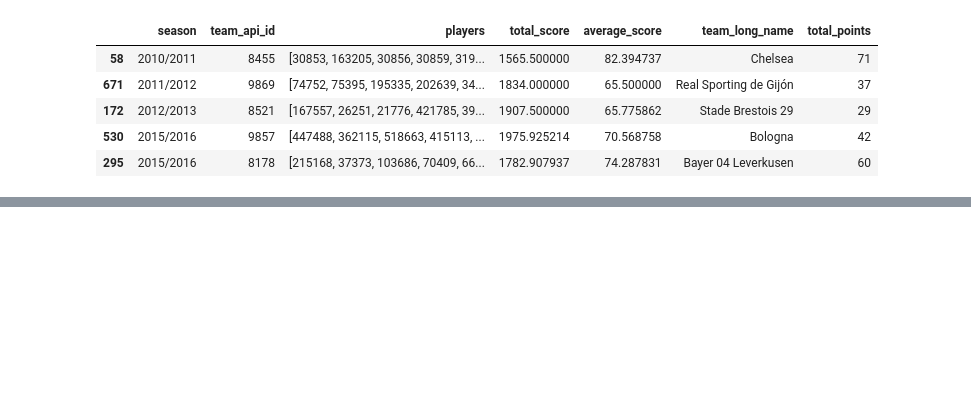
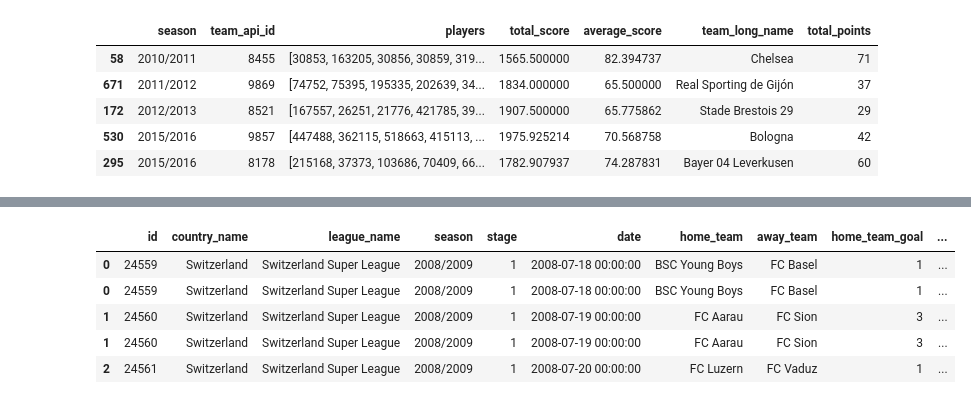
Before and after one commit to aalshabaan/com_480_football, a Jupyter notebook: team_statistics.ipynb, the cells around one changed output, grey strips where cells are left out. Cells and saved outputs as stored; diff of their text form; code cells hidden in the pictures; blank space fills up the shorter version.

Commit message:
Added point percentage

```diff
--- a/team_statistics.ipynb
+++ b/team_statistics.ipynb
@@ -243,3 +250,45 @@ final_df['total_score_discrete'] = pd.cut(final_df.total_score, bins=20)
 final_df['avg_score_quantile'] = pd.qcut(final_df.average_score, q=20)
 final_df['total_score_quantile'] = pd.qcut(final_df.total_score, q=20)
 final_df.to_csv('final_df.csv')
+# %%
+conn = sqlite3.connect("../data/database.sqlite")
+
+matches = pd.read_sql("""SELECT Match.id,
+                                        Country.name AS country_name,
+                                        League.name AS league_name,
+                                        season,
+                                        stage,
+                                        date,
+                                        HT.team_long_name AS  home_team,
+                                        AT.team_long_name AS away_team,
+                                        home_team_goal,
+                                        away_team_goal
+                                FROM Match
+                                JOIN Country on Country.id = Match.country_id
+                                JOIN League on League.id = Match.league_id
+                                LEFT JOIN Team AS HT on HT.team_api_id = Match.home_team_api_id
+                                LEFT JOIN Team AS AT on AT.team_api_id = Match.away_team_api_id
+                                ORDER by date;""", conn)
+
+matches[['home_team_win', 'away_team_win', 'draw']] = pd.get_dummies(matches.apply(lambda row: 0 if row.home_team_goal > row.away_team_goal else 1 if row.home_team_goal < row.away_team_goal else 2, axis=1))
+matches['home_team_points'] = matches.apply(lambda row: 3 if row.home_team_win else 0 if row.away_team_win else 1, axis=1)
+matches['away_team_points'] = matches.apply(lambda row: 0 if row.home_team_win else 3 if row.away_team_win else 1, axis=1)
+
+matches_melt = matches.merge(matches.melt(value_vars=['home_team', 'away_team'], var_name='home_away', value_name='team', ignore_index=False), left_index=True, right_index=True)
+matches_melt['points'] = matches_melt.apply(lambda row: row.home_team_points if row.home_away == 'home_team' else row.away_team_points, axis=1)
+matches_melt['goal'] = matches_melt.apply(lambda row: row.home_team_goal if row.home_away == 'home_team' else row.away_team_goal, axis=1)
+
+# Points by season & team
+
+points_by_season = matches_melt.groupby(by=['country_name', 'league_name', 'season', 'team']).points.agg(['sum', 'count']).rename(columns={'sum': 'total_points', 'count': 'n_games'}).reset_index()
+points_by_season['perc_points'] = points_by_season.total_points / (3 * points_by_season.n_games)
+conn.close()
+# %%
+matches_melt.head()
+# %% [output]
+|  | id | country_name | league_name | season | stage | date | home_team | away_team | home_team_goal | ... |
+| 0 | 24559 | Switzerland | Switzerland Super League | 2008/2009 | 1 | 2008-07-18 00:00:00 | BSC Young Boys | FC Basel | 1 | ... |
+| 0 | 24559 | Switzerland | Switzerland Super League | 2008/2009 | 1 | 2008-07-18 00:00:00 | BSC Young Boys | FC Basel | 1 | ... |
+| 1 | 24560 | Switzerland | Switzerland Super League | 2008/2009 | 1 | 2008-07-19 00:00:00 | FC Aarau | FC Sion | 3 | ... |
+| 1 | 24560 | Switzerland | Switzerland Super League | 2008/2009 | 1 | 2008-07-19 00:00:00 | FC Aarau | FC Sion | 3 | ... |
+| 2 | 24561 | Switzerland | Switzerland Super League | 2008/2009 | 1 | 2008-07-20 00:00:00 | FC Luzern | FC Vaduz | 1 | ... |
```
Also changed, not shown: parts of 7 cells of this notebook, 1 other file.
